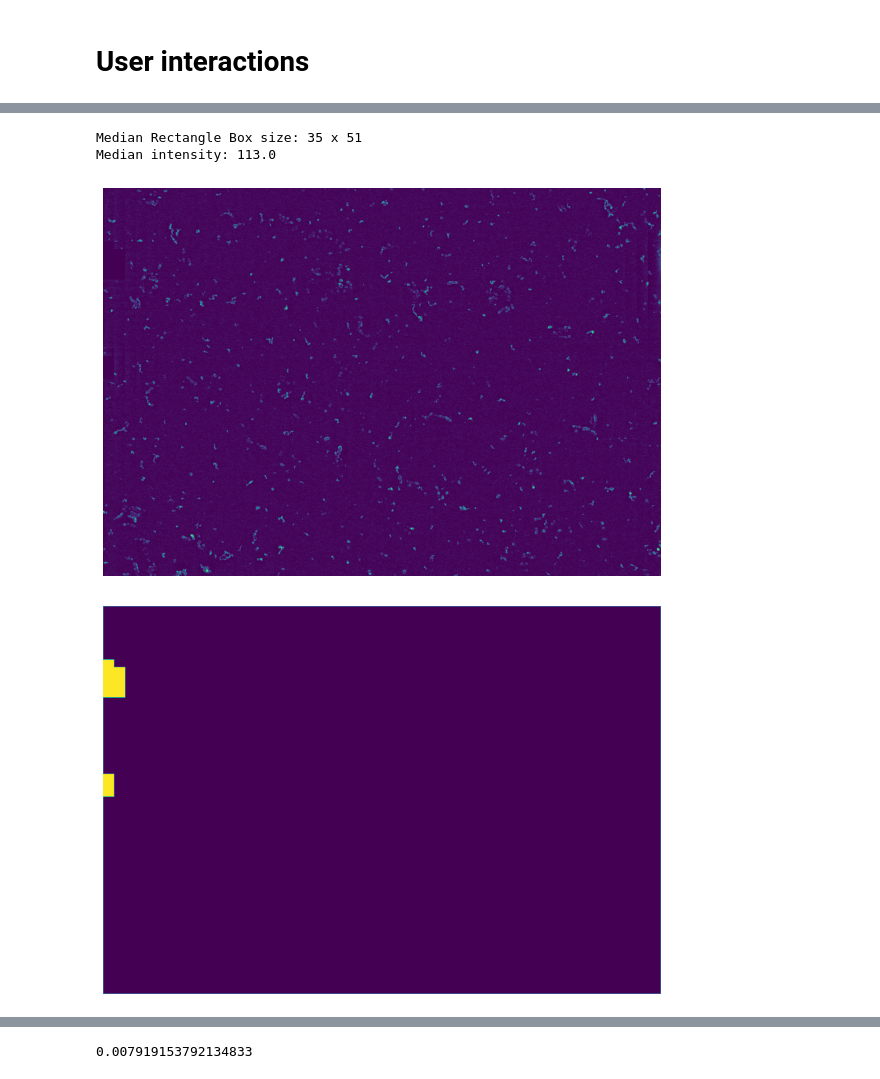
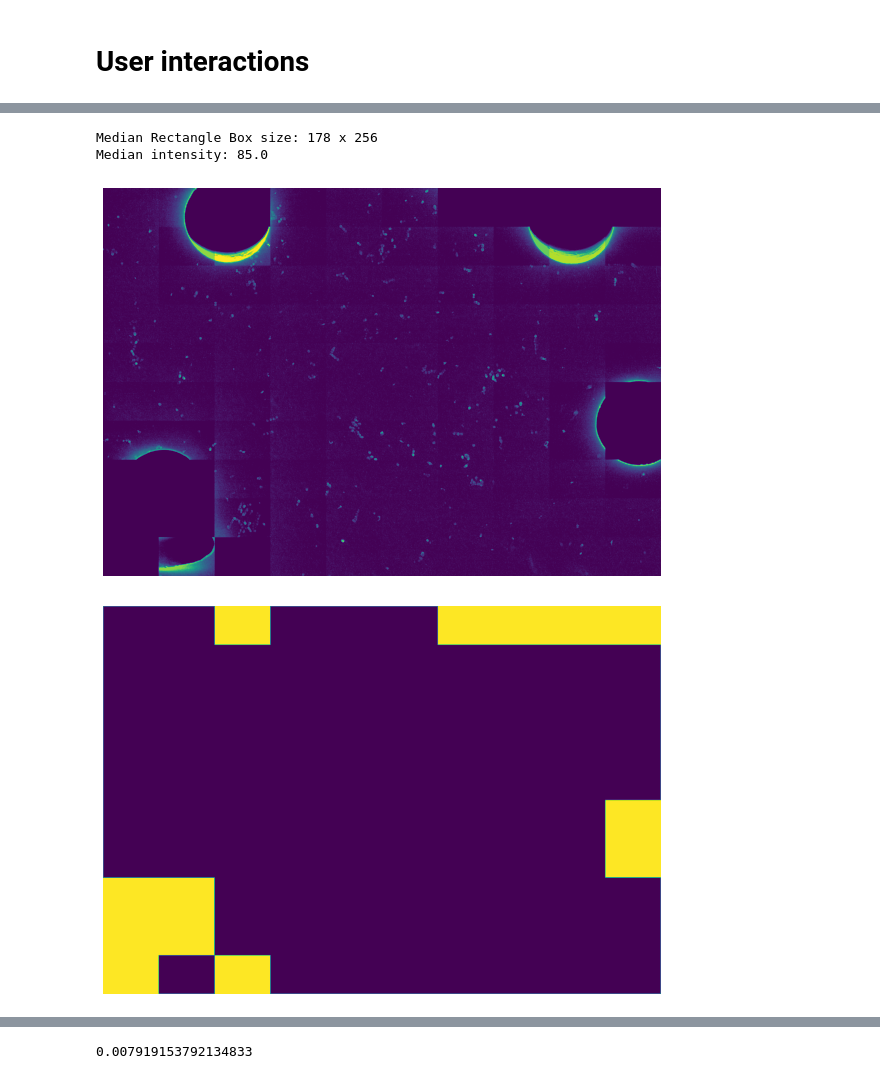
Before and after one commit to kozz84/Image-analysis, a Jupyter notebook: Image_analysis_4.ipynb, the cells around one changed output, grey strips where cells are left out. Saved outputs shown, nothing was run; the diff lists cells and outputs as text; code cells hidden in the pictures.

```diff
--- a/Image_analysis_4.ipynb
+++ b/Image_analysis_4.ipynb
@@ -303,14 +321,14 @@ if show_info:
 # %%
-#@title Number fields
+#@title Number of rectangles [x:x]
 #@title ## Markdown
 #@markdown Insert number of rectangles in the image
-number_slider = 50 #@param {type:"slider", min:1, max:50, step:1}
+number_slider = 10 #@param {type:"slider", min:2, max:50, step:2}
 img2, median_img,mask = uniform(number_slider,number_slider)
 unique, counts = np.unique(mask, return_counts=True)
 area_size_mask = dict(zip(unique, counts))
 # %% [output]
-Median Rectangle Box size: 35 x 51
-Median intensity: 113.0
+Median Rectangle Box size: 178 x 256
+Median intensity: 85.0
-[figure, old version]
+[figure, new version]
-[figure, old version]
+[figure, new version]
 # %%
```
Also changed, not shown: parts of 22 cells of this notebook.
